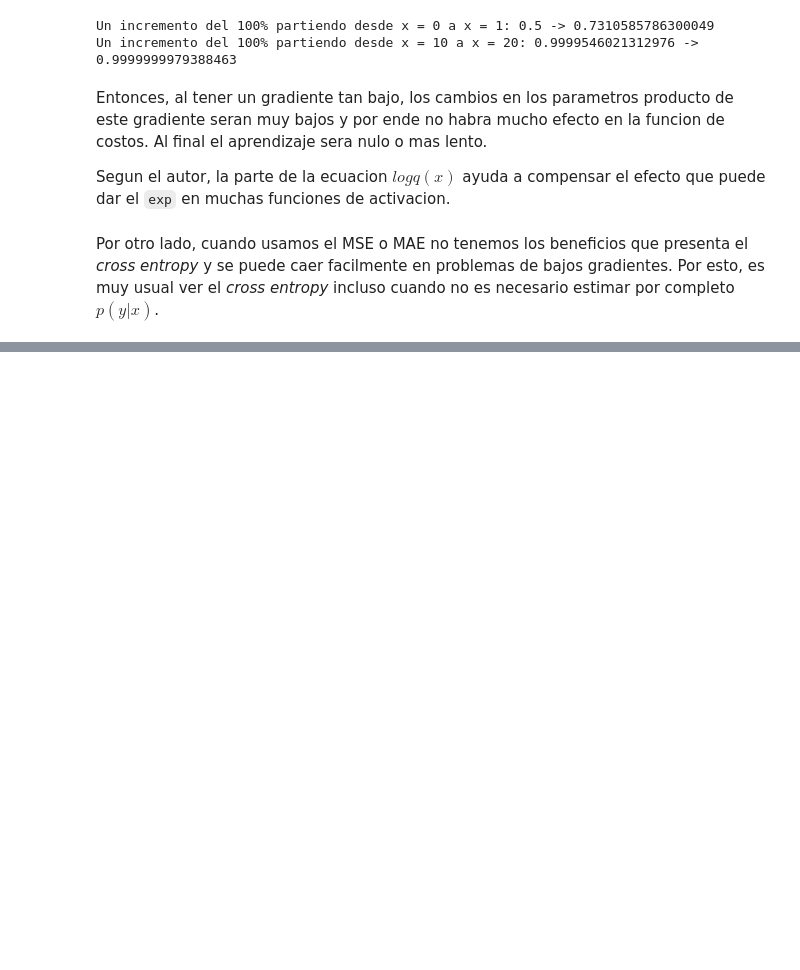
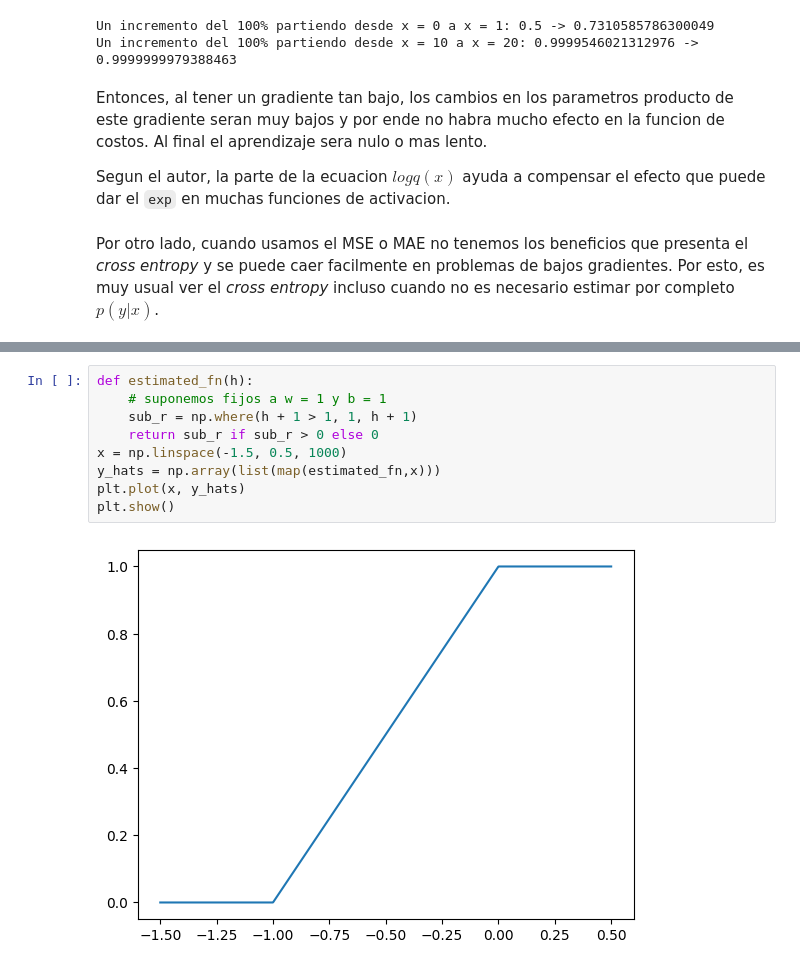
Before and after one commit to fabiogomez11c/hundred_concepts, a Jupyter notebook: deep_feedforward_networks.ipynb, the cells around one changed output, grey strips where cells are left out. Cells and saved outputs as stored; diff of their text form; blank space fills up the shorter version.

```diff
--- a/deep_feedforward_networks.ipynb
+++ b/deep_feedforward_networks.ipynb
@@ -174,0 +187,11 @@ Por otro lado, cuando usamos el MSE o MAE no tenemos los beneficios que presenta
+# %%
+def estimated_fn(h):
+    # suponemos fijos a w = 1 y b = 1
+    sub_r = np.where(h + 1 > 1, 1, h + 1)
+    return sub_r if sub_r > 0 else 0
+x = np.linspace(-1.5, 0.5, 1000)
+y_hats = np.array(list(map(estimated_fn,x)))
+plt.plot(x, y_hats)
+plt.show()
+# %% [output]
+[figure, added]
```
Also changed, not shown: parts of 26 cells of this notebook, 1 other file.
